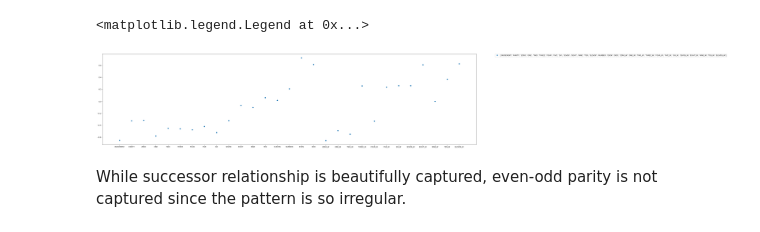
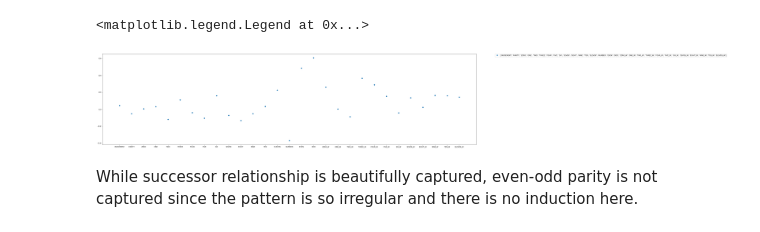
Before and after one commit to s72sue/induction, a Jupyter notebook: logic/succ_operation_parity_irregular.ipynb, the cells around one changed output. Cells and saved outputs as stored; diff of their text form; code cells hidden in the pictures.

```diff
--- a/logic/succ_operation_parity_irregular.ipynb
+++ b/logic/succ_operation_parity_irregular.ipynb
@@ -5,7 +5,7 @@ from nengo.spa import Vocabulary
 import numpy as np
 # %%
 rng = np.random.RandomState(10)
-dim = 64
+dim = 64*2
 
 vocab = Vocabulary(dimensions=dim, rng=rng, max_similarity=0.02, unitary=True)
 # without unitary, it works for 10->11 but not for three->four
@@ -84,25 +69,25 @@ print (np.dot(incr.v, T.v))   # dot product ~ 1
 # %%
 import matplotlib.pyplot as plt
 %matplotlib inline
 
 
-succ = (three * T)
+succ = (nine * T)
 even_odd = ~parity*succ
 test = even_odd.v
 
 similarity = []
 for sp_name in vocab.keys:
     vec = vocab.parse(sp_name).v
     similarity.append(np.dot(test, vec))
 
 
 #similarity = vocab.dot(test)    # compute dot product with each vector in the vocab
 
 plt.figure(figsize = (40,10))
 plt.plot(vocab.keys, similarity, 'o', label=vocab.keys)
 plt.legend(bbox_to_anchor=(1.05, 1), loc=2, borderaxespad=0.0)
 # %% [output]
 <matplotlib.legend.Legend at 0x...>
-[figure, old version]
+[figure, new version]
 # %% [markdown]
-While successor relationship is beautifully captured, even-odd parity is not captured since the pattern is so irregular.
+While successor relationship is beautifully captured, even-odd parity is not captured since the pattern is so irregular and there is no induction here.
```
Also changed, not shown: parts of 1 cell of this notebook, 7 other files.
